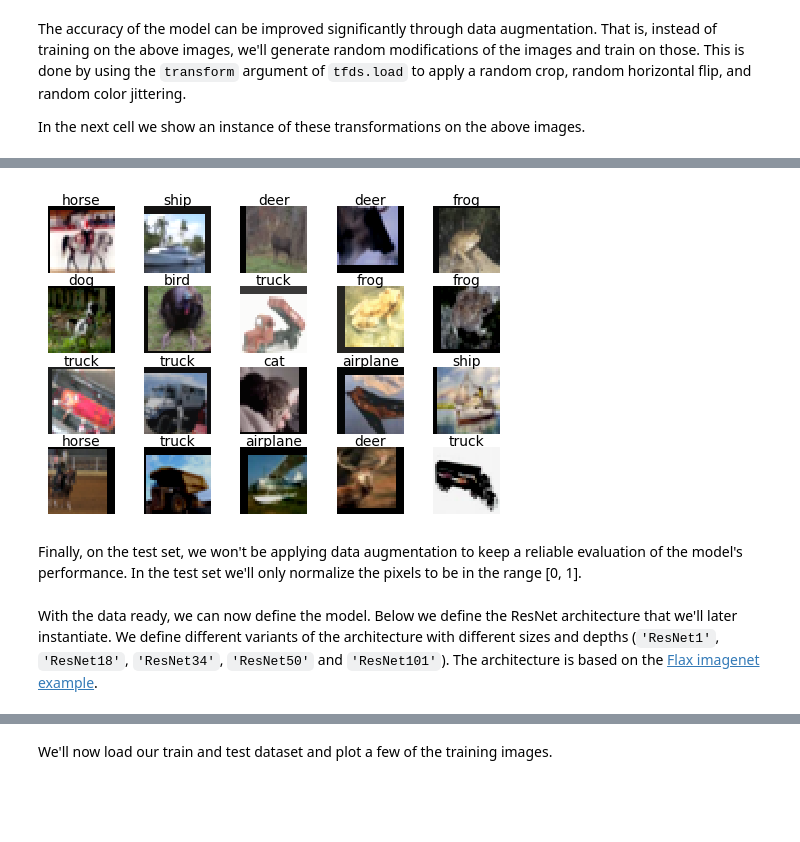
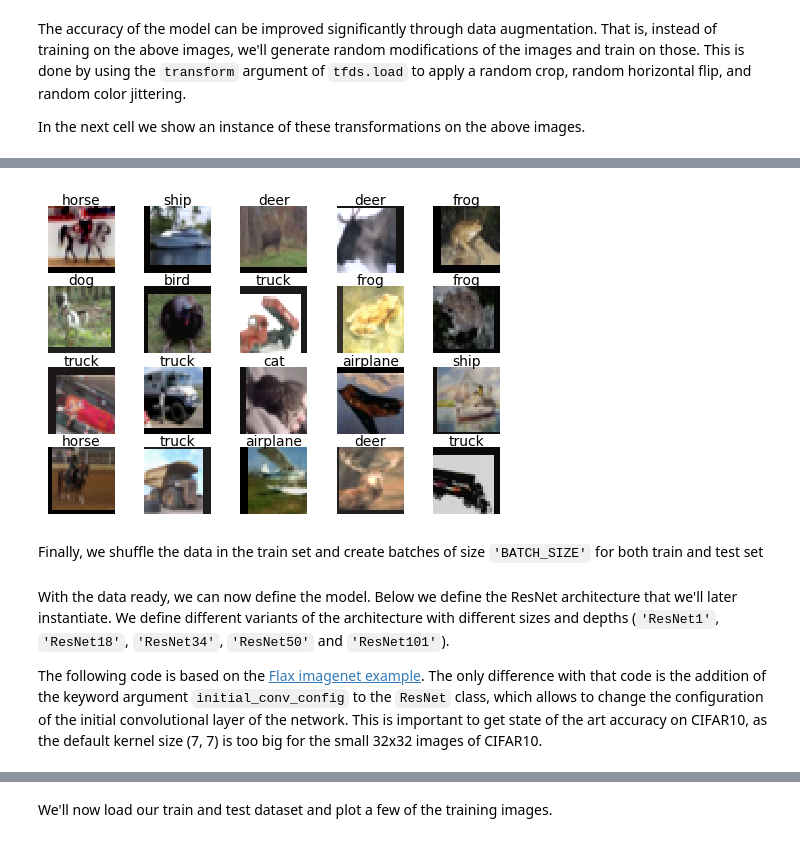
Before and after one commit to google/jaxopt, a Jupyter notebook: docs/notebooks/deep_learning/resnet_flax.ipynb, the cells around one changed output, grey strips where cells are left out. Cells and saved outputs as stored; diff of their text form; code cells hidden in the pictures; blank space fills up the shorter version.

```diff
--- a/docs/notebooks/deep_learning/resnet_flax.ipynb
+++ b/docs/notebooks/deep_learning/resnet_flax.ipynb
@@ -97,6 +97,7 @@ The accuracy of the model can be improved significantly through data augmentatio
 In the next cell we show an instance of these transformations on the above images.
 # %%
 def augment(image, label):
+  """Data augmentation for CIFAR10."""
   image = tf.image.resize_with_crop_or_pad(image, 40, 40)
   image = tf.image.random_crop(image, [32, 32, 3])
   image = tf.image.random_flip_left_right(image)
@@ -105,14 +106,7 @@ def augment(image, label):
   image = tf.image.random_saturation(image, 0.8, 1.2)
   return image, label
 
-raw_train_ds_iter = iter(raw_train_ds)
-_, axes = plt.subplots(nrows=4, ncols=5, figsize=(6, 4))
-for i in range(4):
-  for j in range(5):
-    k = i * 4 + j
-    image, label = next(raw_train_ds_iter)
-    augmented_image, _ = augment(image, label)
-    axes[i, j].imshow(tf.cast(augmented_image, tf.uint8), cmap=plt.cm.gray_r, interpolation="nearest")
-    axes[i, j].set_axis_off()
-    axes[i, j].set_title(info.features['label'].names[label], fontsize=10, y=0.9)
+
+train_loader_augmented = train_loader.map(augment)
+plot_sample_images(train_loader_augmented)
 # %% [output]
@@ -120,3 +113 @@ for i in range(4):
-[figure, old version]
+[figure, new version]
-# %% [markdown]
-Finally, on the test set, we won't be applying data augmentation to keep a reliable evaluation of the model's performance. In the test set we'll only normalize the pixels to be in the range [0, 1].
@@ -140,0 +114,2 @@ IMG_SIZE = info.features["image"].shape
+# %% [markdown]
+Finally, we shuffle the data in the train set and create batches of size `'BATCH_SIZE'` for both train and test set
@@ -141,3 +122,5 @@ IMG_SIZE = info.features["image"].shape
 # %% [markdown]
-With the data ready, we can now define the model. Below we define the ResNet architecture that we'll later instantiate. We define different variants of the architecture with different sizes and depths (`'ResNet1'`, `'ResNet18'`, `'ResNet34'`, `'ResNet50'` and `'ResNet101'`). The architecture is based on the [Flax imagenet example](https://github.com/google/flax/blob/main/examples/imagenet/models.py).
+With the data ready, we can now define the model. Below we define the ResNet architecture that we'll later instantiate. We define different variants of the architecture with different sizes and depths (`'ResNet1'`, `'ResNet18'`, `'ResNet34'`, `'ResNet50'` and `'ResNet101'`).
+
+The following code is based on the [Flax imagenet example](https://github.com/google/flax/blob/main/examples/imagenet/models.py). The only difference with that code is the addition of the keyword argument `initial_conv_config` to the `ResNet` class, which allows to change the configuration of the initial convolutional layer of the network. This is important to get state of the art accuracy on CIFAR10, as the default kernel size (7, 7) is too big for the small 32x32 images of CIFAR10.
 # %%
```
Also changed, not shown: parts of 25 cells of this notebook, 1 other file.
